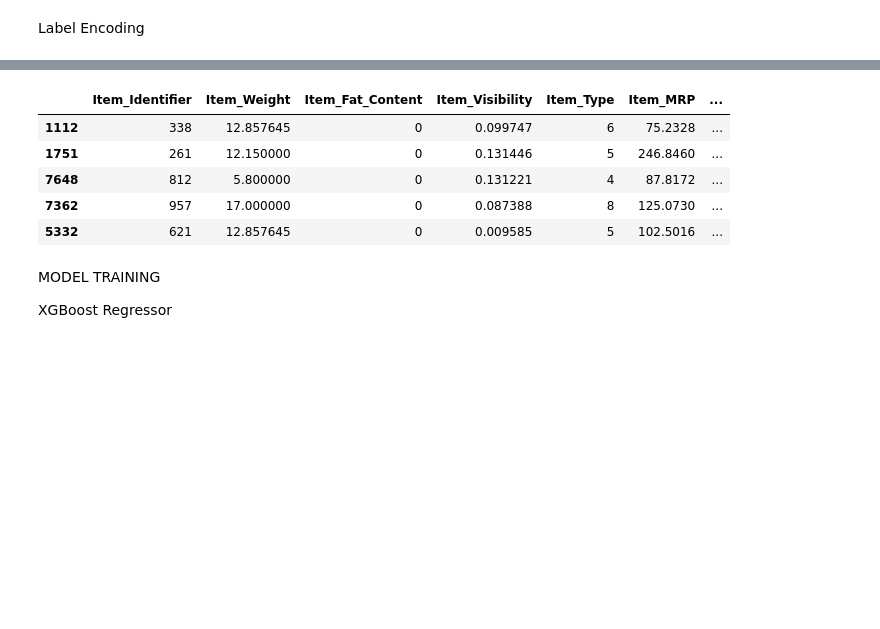
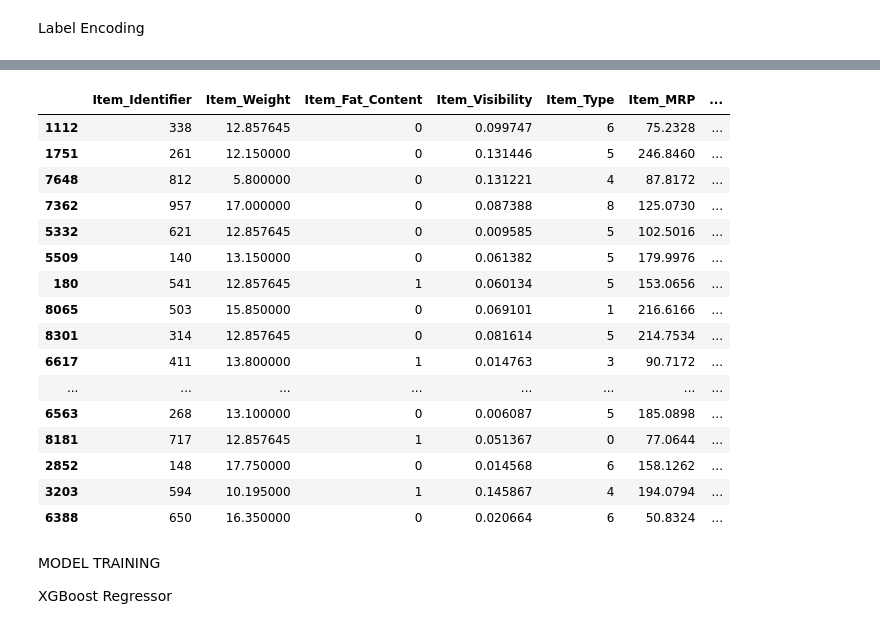
Before and after one commit to sagar-raj-yadav/Big_Mart_sales_Analysis, a Jupyter notebook: BigMart.ipynb, the cells around one changed output, grey strips where cells are left out. Cells and saved outputs as stored; diff of their text form; code cells hidden in the pictures; blank space fills up the shorter version.

```diff
--- a/BigMart.ipynb
+++ b/BigMart.ipynb
@@ -252,12 +263,23 @@ X_Train.head()
 # %%
-X_Test.head()
+X_Test.head(20)
 # %% [output]
 |  | Item_Identifier | Item_Weight | Item_Fat_Content | Item_Visibility | Item_Type | Item_MRP | ... |
 | 1112 | 338 | 12.857645 | 0 | 0.099747 | 6 | 75.2328 | ... |
 | 1751 | 261 | 12.150000 | 0 | 0.131446 | 5 | 246.8460 | ... |
 | 7648 | 812 | 5.800000 | 0 | 0.131221 | 4 | 87.8172 | ... |
 | 7362 | 957 | 17.000000 | 0 | 0.087388 | 8 | 125.0730 | ... |
 | 5332 | 621 | 12.857645 | 0 | 0.009585 | 5 | 102.5016 | ... |
+| 5509 | 140 | 13.150000 | 0 | 0.061382 | 5 | 179.9976 | ... |
+| 180 | 541 | 12.857645 | 1 | 0.060134 | 5 | 153.0656 | ... |
+| 8065 | 503 | 15.850000 | 0 | 0.069101 | 1 | 216.6166 | ... |
+| 8301 | 314 | 12.857645 | 0 | 0.081614 | 5 | 214.7534 | ... |
+| 6617 | 411 | 13.800000 | 1 | 0.014763 | 3 | 90.7172 | ... |
+| ... | ... | ... | ... | ... | ... | ... | ... |
+| 6563 | 268 | 13.100000 | 0 | 0.006087 | 5 | 185.0898 | ... |
+| 8181 | 717 | 12.857645 | 1 | 0.051367 | 0 | 77.0644 | ... |
+| 2852 | 148 | 17.750000 | 0 | 0.014568 | 6 | 158.1262 | ... |
+| 3203 | 594 | 10.195000 | 1 | 0.145867 | 4 | 194.0794 | ... |
+| 6388 | 650 | 16.350000 | 0 | 0.020664 | 6 | 50.8324 | ... |
 # %% [markdown]
 MODEL TRAINING
 
```
Also changed, not shown: parts of 2 cells of this notebook.
